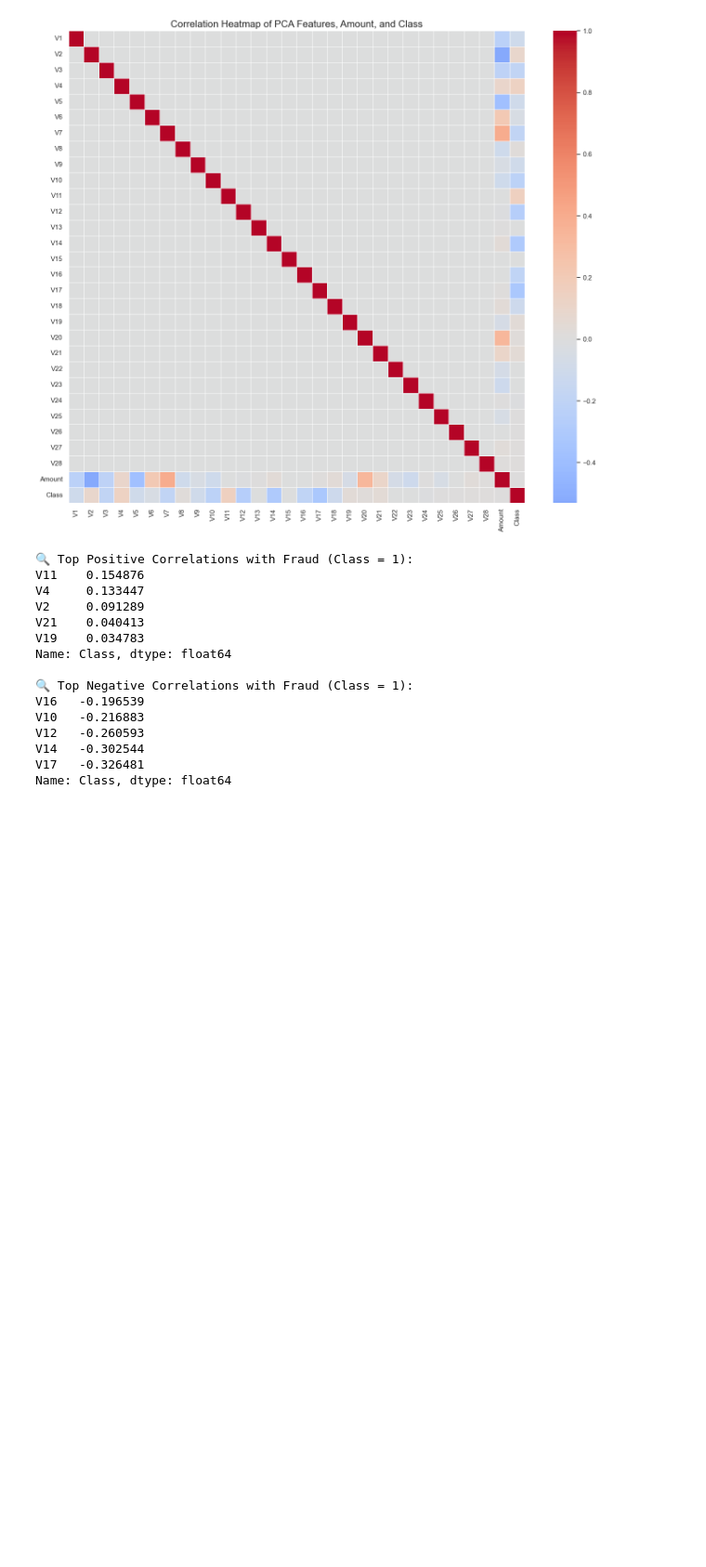
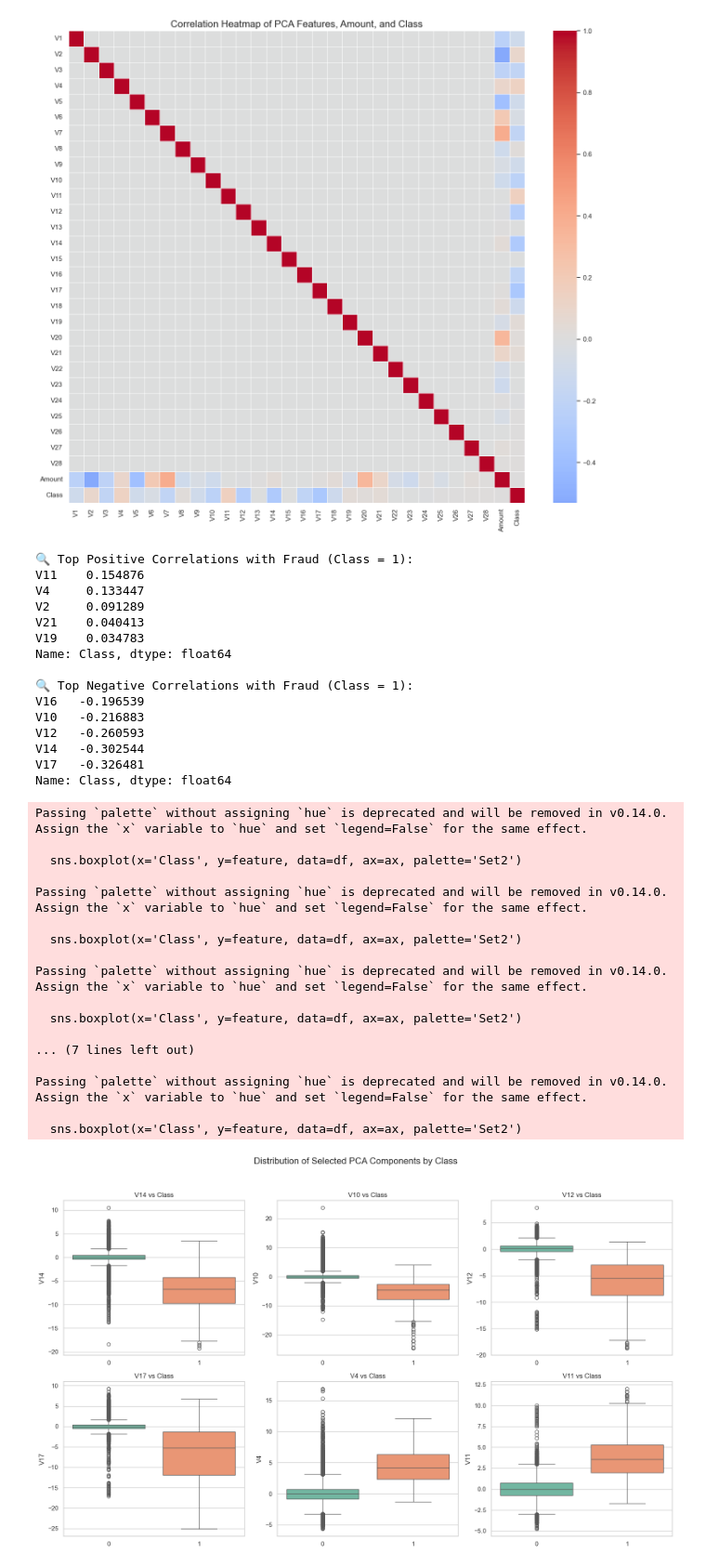
Before and after one commit to vijaivimu/Credit-Card-Fraud-Detection, a Jupyter notebook: EDA.ipynb, the cells around one changed output. Shown at 93% size. Drawn from its saved outputs; the diff is of its cells as text; code cells hidden in the pictures; blank space fills up the shorter version.

Commit message:
PCA distribution plot

```diff
--- a/EDA.ipynb
+++ b/EDA.ipynb
@@ -408,3 +408,46 @@ V12   -0.260593
 V14   -0.302544
 V17   -0.326481
 Name: Class, dtype: float64
+# %%
+import pandas as pd
+import matplotlib.pyplot as plt
+import seaborn as sns
+
+# Load data
+df = pd.read_csv("creditcard.csv")
+
+# Select top components most correlated with Class
+selected_features = ['V14', 'V10', 'V12', 'V17', 'V4', 'V11']
+
+# Plot: Multi-chart layout of boxplots
+fig, axes = plt.subplots(nrows=2, ncols=3, figsize=(16, 10))
+fig.suptitle('Distribution of Selected PCA Components by Class', fontsize=16)
+
+for i, feature in enumerate(selected_features):
+    ax = axes[i // 3, i % 3]
+    sns.boxplot(x='Class', y=feature, data=df, ax=ax, palette='Set2')
+    ax.set_title(f'{feature} vs Class')
+    ax.set_xlabel('')
+    ax.set_ylabel(feature)
+
+plt.tight_layout(rect=[0, 0, 1, 0.95])
+plt.show()
+# %% [output]
+Passing `palette` without assigning `hue` is deprecated and will be removed in v0.14.0. Assign the `x` variable to `hue` and set `legend=False` for the same effect.
+
+  sns.boxplot(x='Class', y=feature, data=df, ax=ax, palette='Set2')
+
+Passing `palette` without assigning `hue` is deprecated and will be removed in v0.14.0. Assign the `x` variable to `hue` and set `legend=False` for the same effect.
+
+  sns.boxplot(x='Class', y=feature, data=df, ax=ax, palette='Set2')
+
+Passing `palette` without assigning `hue` is deprecated and will be removed in v0.14.0. Assign the `x` variable to `hue` and set `legend=False` for the same effect.
+
+  sns.boxplot(x='Class', y=feature, data=df, ax=ax, palette='Set2')
+
+... (7 lines left out)
+
+Passing `palette` without assigning `hue` is deprecated and will be removed in v0.14.0. Assign the `x` variable to `hue` and set `legend=False` for the same effect.
+
+  sns.boxplot(x='Class', y=feature, data=df, ax=ax, palette='Set2')
+[figure, added]
```
Also changed, not shown: parts of 4 cells of this notebook.
